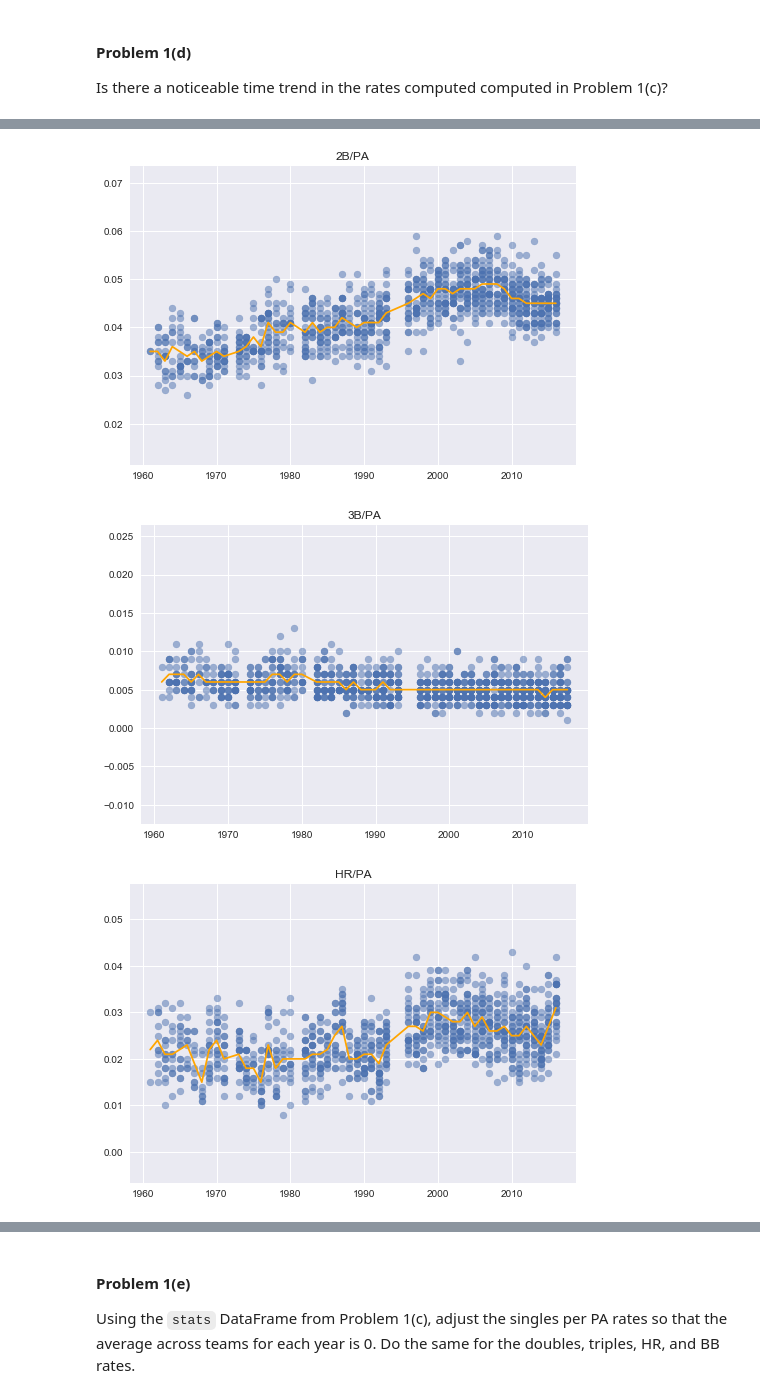
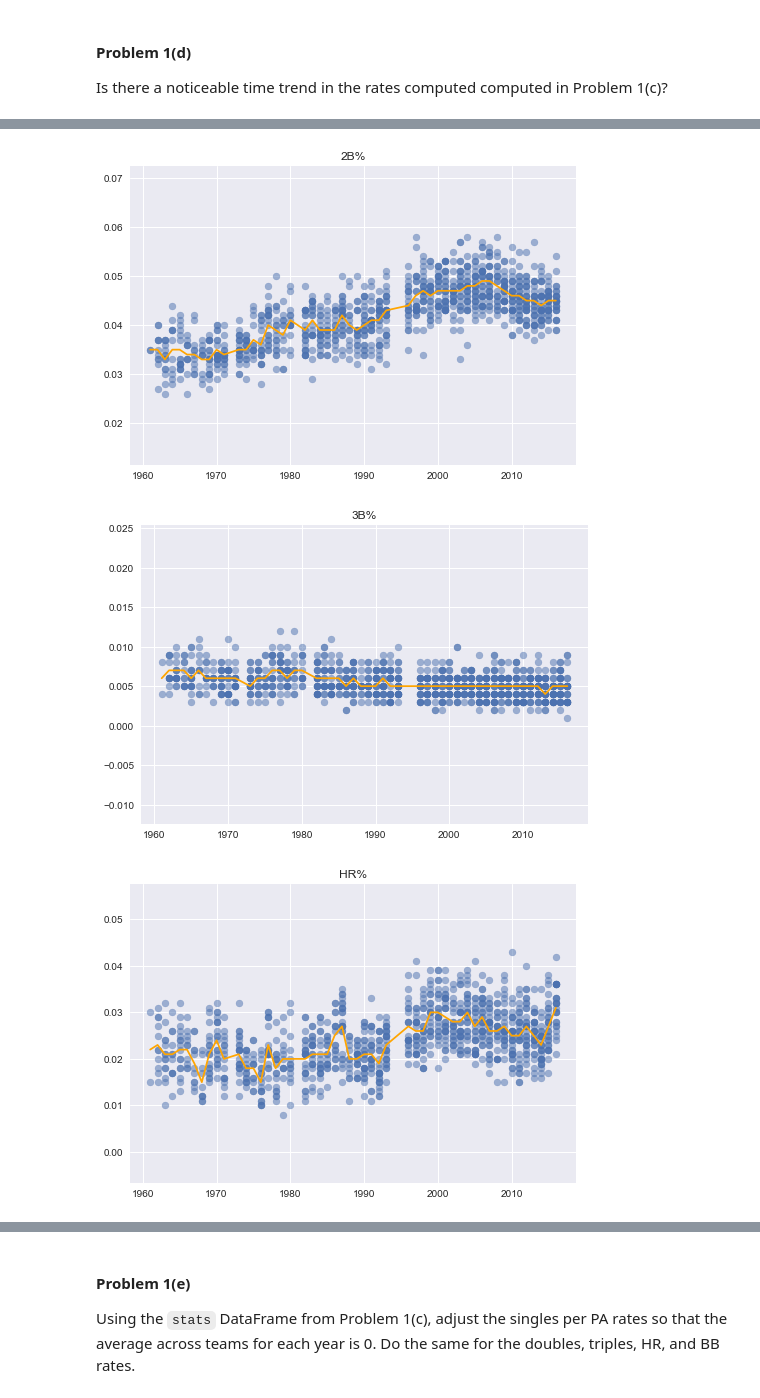
Before and after one commit to tuckergordon/bah_repos, a Jupyter notebook: 2014hw/hw3/HW3.ipynb, the cells around one changed output, grey strips where cells are left out. Saved outputs shown, nothing was run; the diff lists cells and outputs as text; code cells hidden in the pictures.

```diff
--- a/2014hw/hw3/HW3.ipynb
+++ b/2014hw/hw3/HW3.ipynb
@@ -133,11 +133,11 @@ Now, consider only team/season combinations in which the teams played 162 Games.
 **Hint**: Singles are hits that are not doubles, triples, nor HR. Plate appearances are base on balls plus at bats.
 # %%
 # filter and get relevant data from 'teams' DB
-teams_162 = teams[(teams.G == 162) & (teams.yearID >= 1947)]
+teams_162 = teams[(teams.G == 162) & (teams.yearID >= 1947)].copy()
 stats = teams_162[['yearID', 'teamID', 'W']]
 
 # add a PA column to players
-players['PA'] = players.AB + players.BB + players.SH + players.SF
+players['PA'] = players.AB + players.BB + players.SH + players.SF + players.IBB
 players
 
 grouped_players = players.groupby(['yearID', 'teamID'])
@@ -155,12 +155,12 @@ rates[['1B', '2B', '3B', 'HR', 'BB']] = rates[['1B', '2B', '3B', 'HR', 'BB']].di
 # drop AB column
 rates = rates.drop(['AB', 'PA'], axis=1)
 # rename columns to rate labels
-rates = rates.rename(columns = {'1B': '1B/PA', '2B': '2B/PA', '3B': '3B/PA', 'HR': 'HR/PA', 'BB':'BB/PA'})
+rates = rates.rename(columns = {'1B': '1B%', '2B': '2B%', '3B': '3B%', 'HR': 'HR%', 'BB':'BB%'})
 # round to 3 decimal places
-rates[['1B/PA', '2B/PA', '3B/PA', 'HR/PA', 'BB/PA']] = rates[['1B/PA', '2B/PA', '3B/PA', 'HR/PA', 'BB/PA']].round(3)
+rates[['1B%', '2B%', '3B%', 'HR%', 'BB%']] = rates[['1B%', '2B%', '3B%', 'HR%', 'BB%']].round(3)
 
 # add rates to team info
-stats = stats.reset_index().merge(rates.reset_index(), how='inner', on=['yearID', 'teamID'])
+stats = stats.reset_index().merge(rates.reset_index(), how='inner', on=['yearID', 'teamID']).copy()
 stats = stats.drop('index', axis=1)
 # %% [markdown]
 #### Problem 1(d)
@@ -170,7 +170,7 @@ Is there a noticeable time trend in the rates computed computed in Problem 1(c)?
 # get avgs for each rate for each year
 avg_stats = stats.groupby('yearID', as_index=False)[stats.columns[3:]].mean().round(3)
 
-for col in ['1B/PA', '2B/PA', '3B/PA', 'HR/PA', 'BB/PA'] :
+for col in ['1B%', '2B%', '3B%', 'HR%', 'BB%'] :
     plt.scatter(stats.yearID, stats[col], alpha = 0.5)
     plt.plot(avg_stats.yearID, avg_stats[col], color='orange')
     plt.title(col)
@@ -180,3 +180,3 @@ for col in ['1B/PA', '2B/PA', '3B/PA', 'HR/PA', 'BB/PA'] :
-[figure, old version]
+[figure, new version]
-[figure, old version]
+[figure, new version]
-[figure, old version]
+[figure, new version]
```
Also changed, not shown: parts of 24 cells of this notebook, 1 other file.
